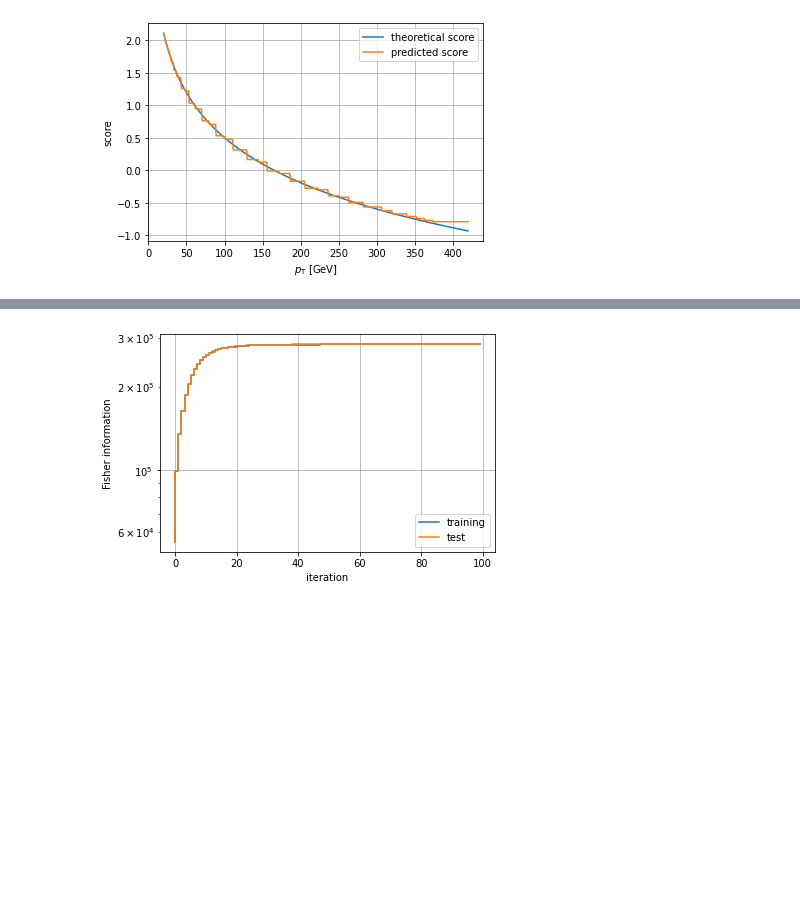
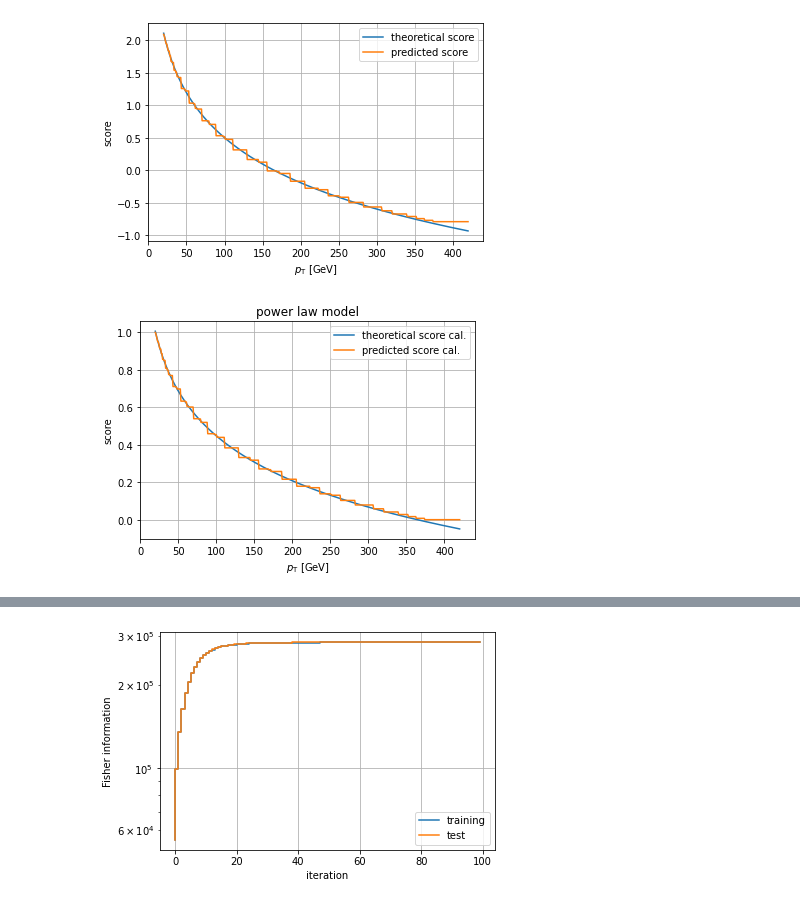
Before and after one commit to HephyAnalysisSW/BIT, a Jupyter notebook: bit_p3_demo.ipynb, the cells around one changed output, grey strips where cells are left out. Cells and saved outputs as stored; diff of their text form; code cells hidden in the pictures; blank space fills up the shorter version.

Commit message:
score calibration option, nD toy model, updated readme with figures, clean node modules

```diff
--- a/bit_p3_demo.ipynb
+++ b/bit_p3_demo.ipynb
@@ -62,0 +66,19 @@ update time: 0.18
+# %%
+n_trees       = 100
+learning_rate = 0.2
+max_depth     = 2
+min_size      = 50
+
+bit_calibrated = BoostedInformationTree(
+        training_features = training_features,
+        training_weights      = training_weights,
+        training_diff_weights = training_diff_weights,
+        learning_rate = learning_rate,
+        n_trees = n_trees,
+        max_depth=max_depth,
+        min_size=min_size,
+        calibrated=True,
+        split_method='vectorized_split_and_weight_sums',
+        weights_update_method='vectorized')
+
+bit_calibrated.boost()
@@ -63,7 +90,9 @@ update time: 0.18
 # %%
 x_grid = np.linspace(xmin, xmax, 500)
 theoretical_scores = theoretical_power_law_model_score(x_grid)
+theoretical_scores_calibrated = (theoretical_scores - bit_calibrated.calibration_min_fac[0])*bit_calibrated.calibration_min_fac[1]
 predicted_scores = np.array([bit.predict([feature]) for feature in x_grid])
+predicted_scores_calibrated = np.array([bit_calibrated.predict([feature]) for feature in x_grid])
 # %%
 plt.plot(x_grid, theoretical_scores, label="theoretical score")
 plt.plot(x_grid, predicted_scores, label="predicted score")
@@ -74,6 +103,18 @@ plt.legend(loc="upper right")
 plt.show()
 # %% [output]
 [figure]
+# %%
+plt.plot(x_grid, theoretical_scores_calibrated, label="theoretical score cal.")
+plt.plot(x_grid, predicted_scores_calibrated, label="predicted score cal.")
+plt.title("power law model")
+plt.xlabel("$p_{\mathrm{T}}$ [GeV]")
+plt.ylabel("score")
+plt.grid(True)
+plt.legend(loc="upper right")
+#plt.savefig("power_law_model_calibrated_score.pdf", dpi=1000)
+plt.show()
+# %% [output]
+[figure, added]
 # %%
 time1 = time.time()
 predicted_scores_training = bit.vectorized_predict(training_features, summed=False)
```
Also changed, not shown: parts of 6 cells of this notebook, 16 other files.
